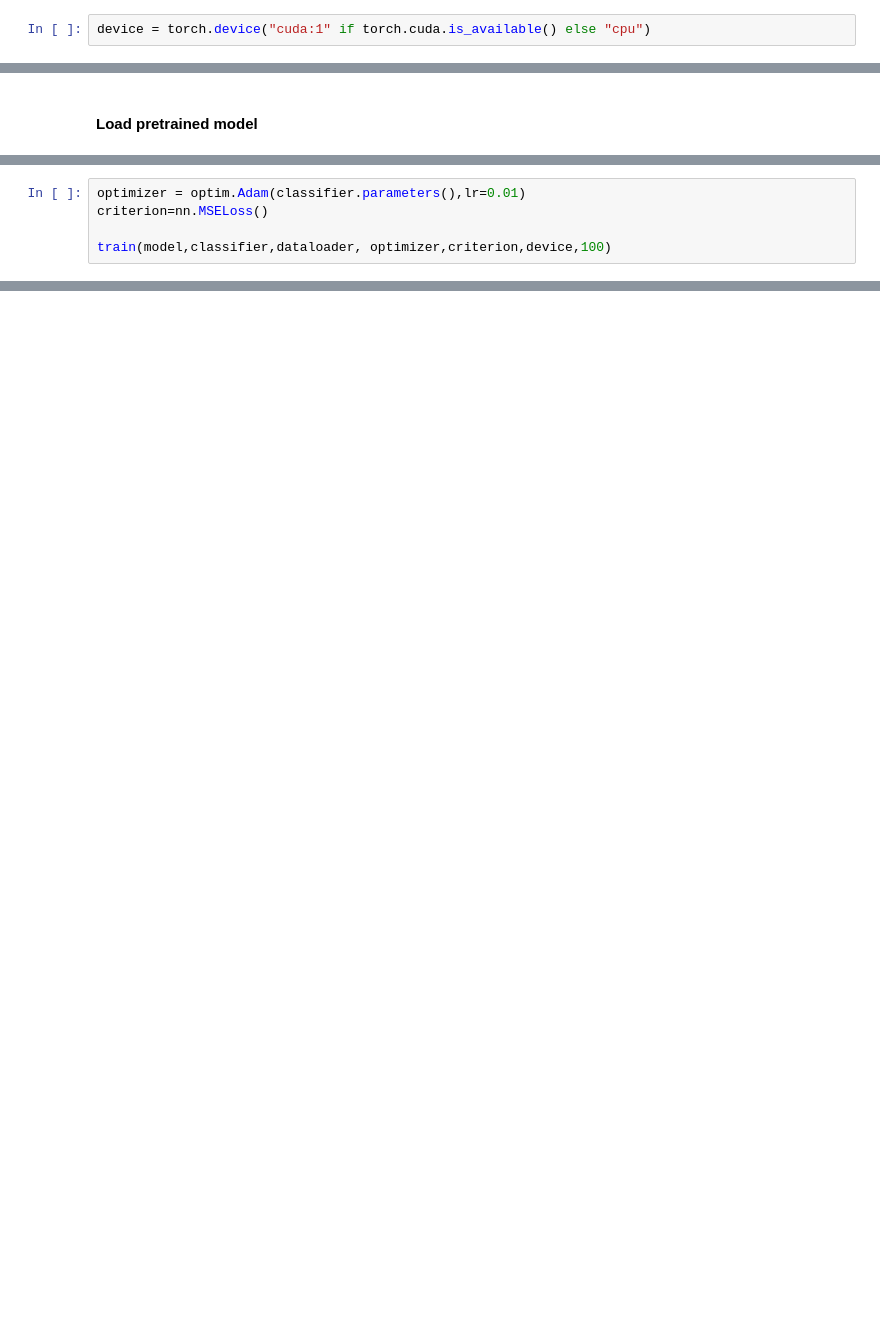
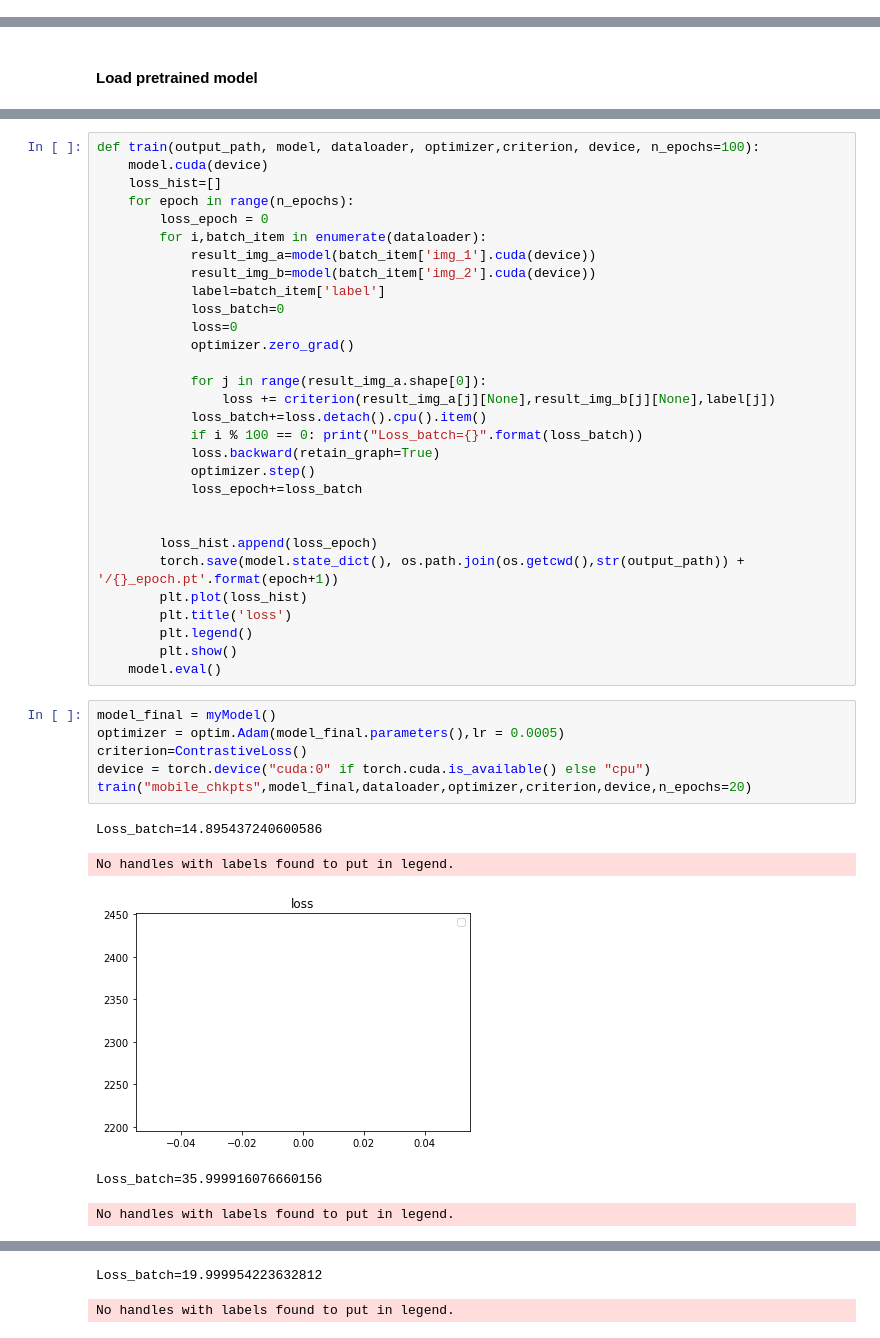
Before and after one commit to KhurramPirov/Twins-recognition, a Jupyter notebook: dataloader/MainModel.ipynb, the cells around one changed output, grey strips where cells are left out. Cells and saved outputs as stored; diff of their text form; blank space fills up the shorter version.

Commit message:
changed main model

```diff
--- a/dataloader/MainModel.ipynb
+++ b/dataloader/MainModel.ipynb
@@ -158,2 +118,0 @@ direct='./twins_aligned_cropped_resized/'
-# %%
-device = torch.device("cuda:1" if torch.cuda.is_available() else "cpu")
@@ -265,5 +200,0 @@ def train(model,model_classifier, dataloader, optimizer,criterion, device, n_epo
-# %%
-optimizer = optim.Adam(classifier.parameters(),lr=0.01)
-criterion=nn.MSELoss()
-
-train(model,classifier,dataloader, optimizer,criterion,device,100)
@@ -269,0 +203,42 @@ train(model,classifier,dataloader, optimizer,criterion,device,100)
+# %%
+def train(output_path, model, dataloader, optimizer,criterion, device, n_epochs=100):
+    model.cuda(device)
+    loss_hist=[]
+    for epoch in range(n_epochs):
+        loss_epoch = 0
+        for i,batch_item in enumerate(dataloader):
+            result_img_a=model(batch_item['img_1'].cuda(device))
+            result_img_b=model(batch_item['img_2'].cuda(device))
+            label=batch_item['label']
+            loss_batch=0
+            loss=0
+            optimizer.zero_grad()
+
+            for j in range(result_img_a.shape[0]):
+                loss += criterion(result_img_a[j][None],result_img_b[j][None],label[j])
+            loss_batch+=loss.detach().cpu().item()
+            if i % 100 == 0: print("Loss_batch={}".format(loss_batch))
+            loss.backward(retain_graph=True)
+            optimizer.step()
+            loss_epoch+=loss_batch
+
+
+        loss_hist.append(loss_epoch)
+        torch.save(model.state_dict(), os.path.join(os.getcwd(),str(output_path)) + '/{}_epoch.pt'.format(epoch+1))
+        plt.plot(loss_hist)
+        plt.title('loss')
+        plt.legend()
+        plt.show()
+    model.eval()
+# %%
+model_final = myModel()
+optimizer = optim.Adam(model_final.parameters(),lr = 0.0005)
+criterion=ContrastiveLoss()
+device = torch.device("cuda:0" if torch.cuda.is_available() else "cpu")
+train("mobile_chkpts",model_final,dataloader,optimizer,criterion,device,n_epochs=20)
+# %% [output]
+Loss_batch=14.895437240600586
+No handles with labels found to put in legend.
+[figure, added]
+Loss_batch=35.999916076660156
+No handles with labels found to put in legend.
@@ -269,0 +246,2 @@ train(model,classifier,dataloader, optimizer,criterion,device,100)
+Loss_batch=19.999954223632812
+No handles with labels found to put in legend.
```
Also changed, not shown: parts of 22 cells of this notebook.
